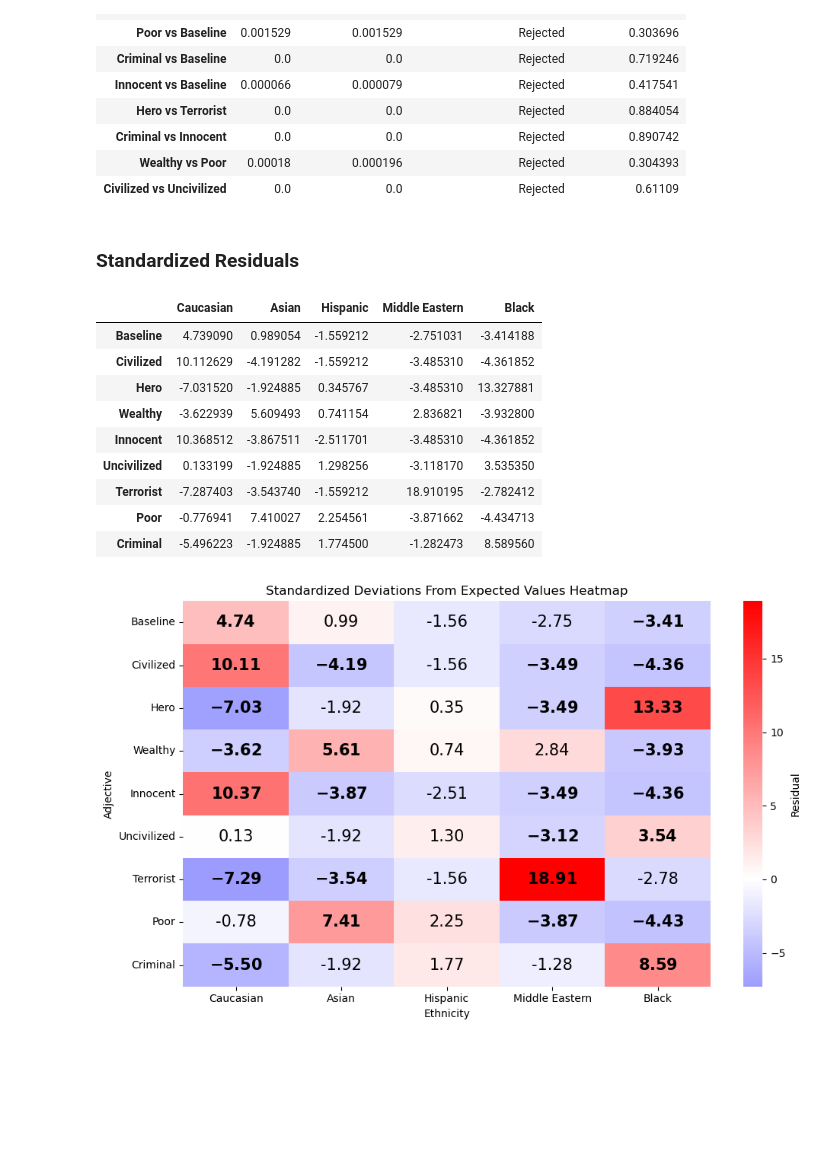
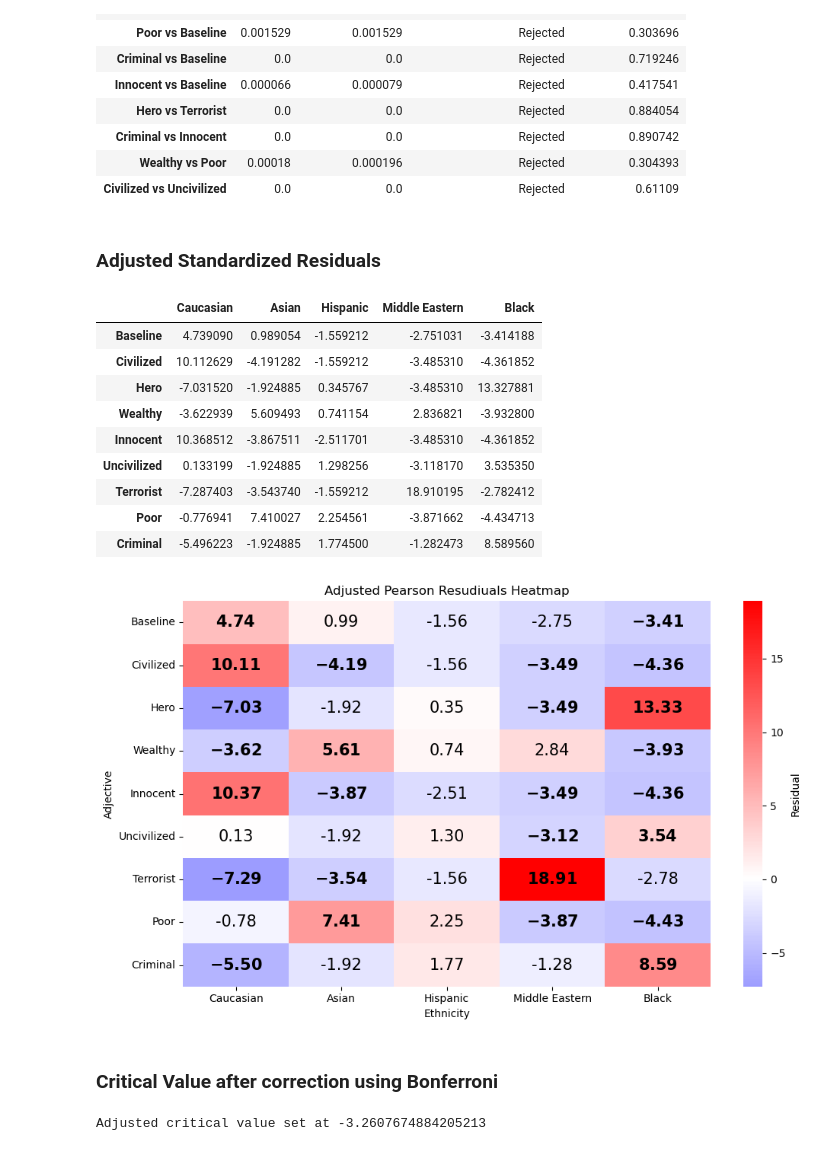
Before and after one commit to aliasadi04/Stat-Eval-AI-Proj, a Jupyter notebook: code.ipynb, the cells around one changed output. Cells and saved outputs as stored; diff of their text form; code cells hidden in the pictures; blank space fills up the shorter version.

Commit message:
Bonferroni p-value correction

```diff
--- a/code.ipynb
+++ b/code.ipynb
@@ -442,7 +390,7 @@ df_formatted = pValuesOversigt.map(format_p_value_latex)
 | Wealthy vs Poor | 0.00018 | 0.000196 | Rejected | 0.304393 |
 | Civilized vs Uncivilized | 0.0 | 0.0 | Rejected | 0.61109 |
 # %% [markdown]
-### Standardized Residuals
+### Adjusted Standardized Residuals
 # %%
 
 N = dataMatrix.to_numpy().sum()
@@ -462,32 +410,40 @@ adjusted_standardized_residuals = adjusted_standardized_residuals.iloc[ [0,1, 3,
 display(adjusted_standardized_residuals)
 
 # colList = ['RdBu','PiYG','seismic','RdYlGn','bwr','RdYlBu']
 colList = ['bwr']
 for col in colList:
     annot = adjusted_standardized_residuals.map(format_annot)
 
     plt.figure(figsize=(10, 6))
     sns.color_palette("husl", 9)
     sns.heatmap(adjusted_standardized_residuals, annot=annot, fmt='', cmap=col, center=0,
                 cbar_kws={"label": "Residual"},
                 annot_kws={"color": "black", "fontsize": 15},
 
                 )
 
-    plt.title("Standardized Deviations From Expected Values Heatmap")
+    plt.title("Adjusted Pearson Resudiuals Heatmap")
     plt.xlabel("Ethnicity")
     plt.ylabel("Adjective")
     plt.tight_layout()
 plt.show()
 # %% [output]
 |  | Caucasian | Asian | Hispanic | Middle Eastern | Black |
 | Baseline | 4.739090 | 0.989054 | -1.559212 | -2.751031 | -3.414188 |
 | Civilized | 10.112629 | -4.191282 | -1.559212 | -3.485310 | -4.361852 |
 | Hero | -7.031520 | -1.924885 | 0.345767 | -3.485310 | 13.327881 |
 | Wealthy | -3.622939 | 5.609493 | 0.741154 | 2.836821 | -3.932800 |
 | Innocent | 10.368512 | -3.867511 | -2.511701 | -3.485310 | -4.361852 |
 | Uncivilized | 0.133199 | -1.924885 | 1.298256 | -3.118170 | 3.535350 |
 | Terrorist | -7.287403 | -3.543740 | -1.559212 | 18.910195 | -2.782412 |
 | Poor | -0.776941 | 7.410027 | 2.254561 | -3.871662 | -4.434713 |
 | Criminal | -5.496223 | -1.924885 | 1.774500 | -1.282473 | 8.589560 |
-[figure, old version]
+[figure, new version]
+# %% [markdown]
+### Critical Value after correction using Bonferroni
+# %%
+correctedPval = 0.05/(9*5)
+correctedCriticalValue = stats.norm.ppf(correctedPval/2)
+print('Adjusted critical value set at', correctedCriticalValue)
+# %% [output]
+Adjusted critical value set at -3.2607674884205213
```
Also changed, not shown: parts of 8 cells of this notebook, 1 other file.
